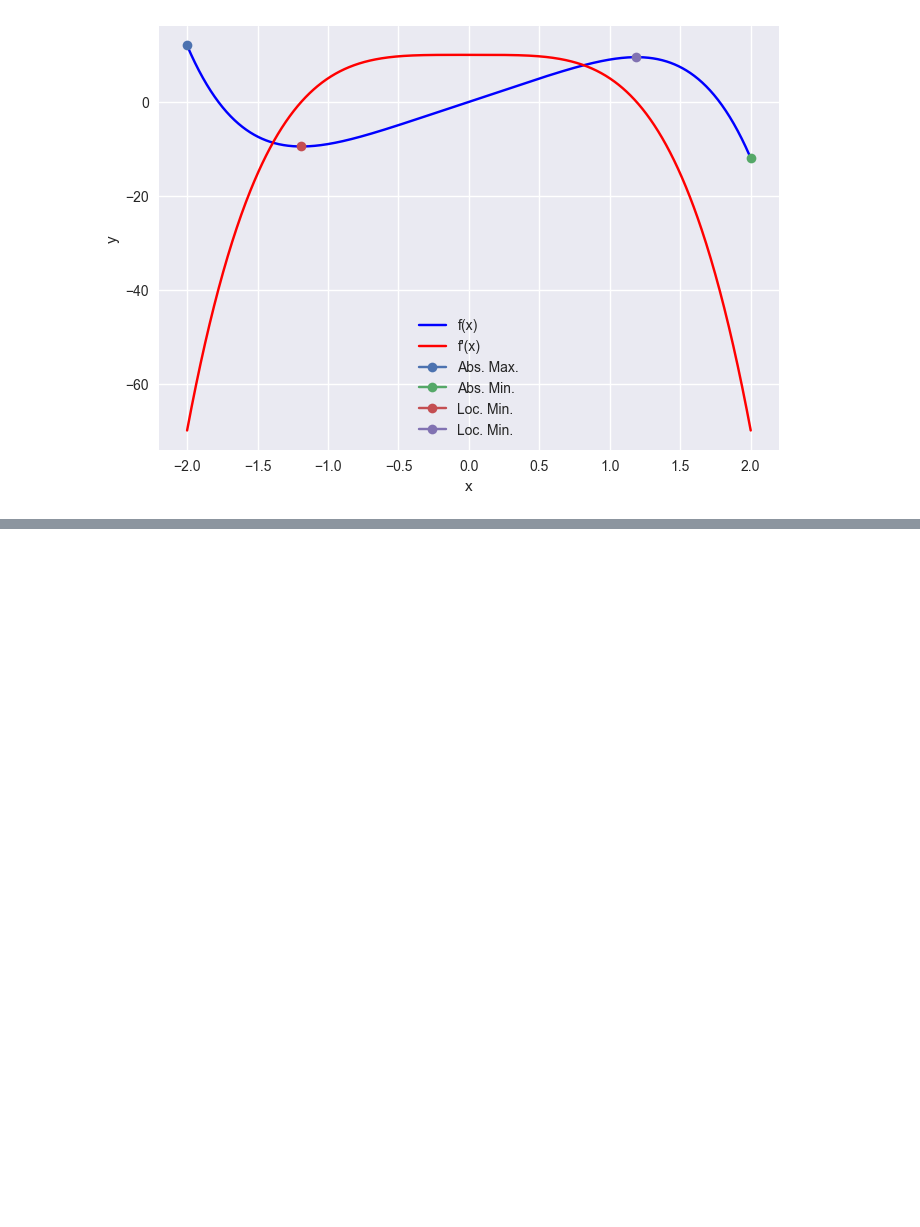
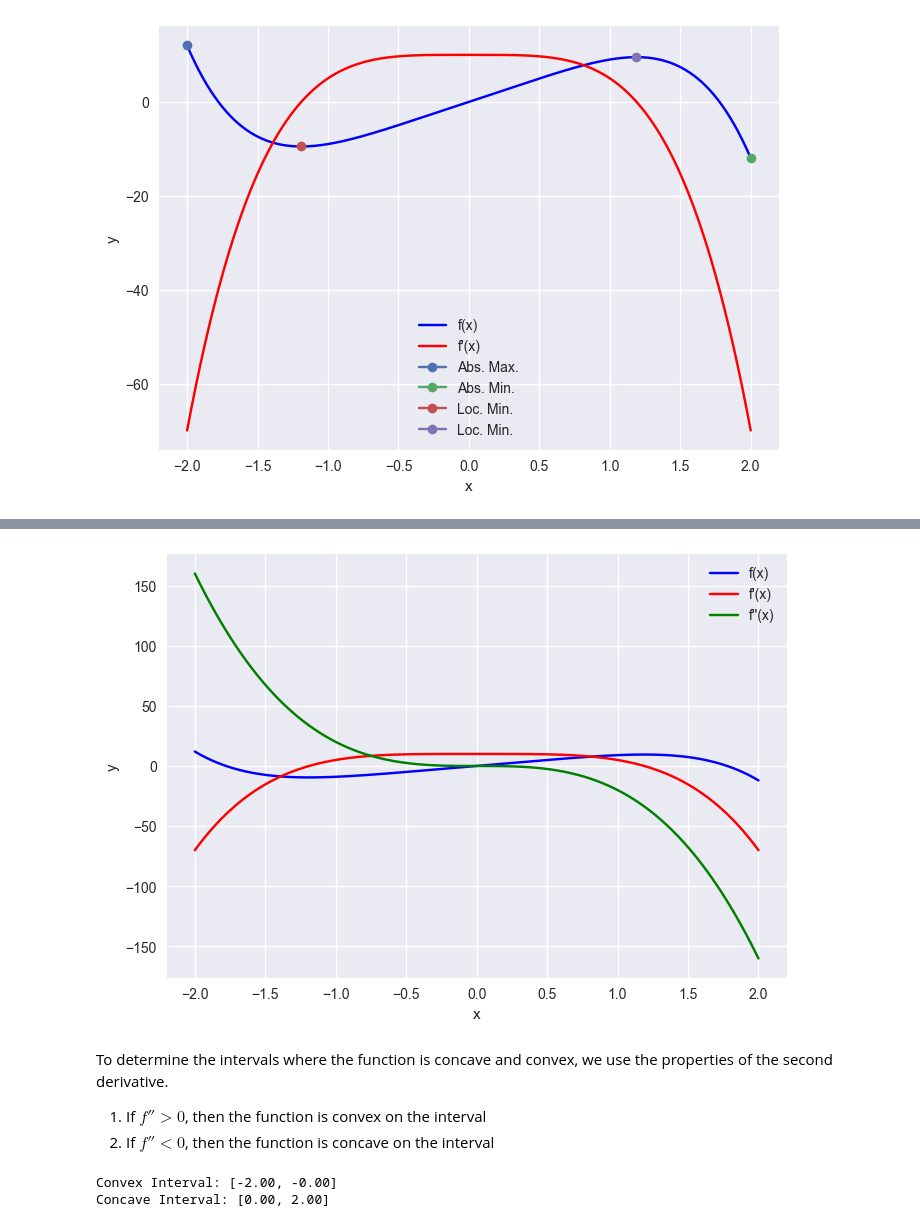
Before and after one commit to tzabcoder/MachineLearning, a Jupyter notebook: math/Calculus/derivative_applications.ipynb, the cells around one changed output, grey strips where cells are left out. Saved outputs shown, nothing was run; the diff lists cells and outputs as text; code cells hidden in the pictures; blank space fills up the shorter version.

Commit message:
Concavity and convexity

```diff
--- a/math/derivative_applications.ipynb
+++ b/math/Calculus/derivative_applications.ipynb
@@ -33,3 +33,7 @@ def f_prime(x, h=0.001):
+# %%
+def f_double_prime(x, h=0.001):
+    """ Central difference for the second derivative """
+    return (f(x + h) - 2 * f(x) + f(x - h)) / (h ** 2)
 # %%
 # Compute the function values on the interval
 x = np.linspace(-2, 2, 1000)
@@ -101,0 +109,31 @@ plt.show()
+# %%
+# Compute the second derivative
+d2_dx2 = f_double_prime(x)
+
+# Plot f(x), f'(x), f''(x)
+plt.plot(x, y, c='b', label='f(x)')
+plt.plot(x, d_dx, c='r', label="f'(x)")
+plt.plot(x, d2_dx2, c='g', label="f''(x)")
+plt.xlabel('x')
+plt.ylabel('y')
+plt.legend()
+plt.show()
+# %% [output]
+[figure, added]
+# %% [markdown]
+To determine the intervals where the function is concave and convex, we use the properties of the second derivative.<br>
+1. If $f''>0$, then the function is convex on the interval
+2. If $f''<0$, then the function is concave on the interval
+# %%
+# Obtain the concave and convex intervals for f
+convex_I = x[np.where(d2_dx2 > 0)]
+concave_I = x[np.where(d2_dx2 < 0)]
+
+convex_I_endpoints = (convex_I[0], convex_I[-1])
+concave_I_endpoints = (concave_I[0], concave_I[-1])
+
+print(f"Convex Interval: [{convex_I_endpoints[0]:.2f}, {convex_I_endpoints[1]:.2f}]")
+print(f"Concave Interval: [{concave_I_endpoints[0]:.2f}, {concave_I_endpoints[1]:.2f}]")
+# %% [output]
+Convex Interval: [-2.00, -0.00]
+Concave Interval: [0.00, 2.00]
```
Also changed, not shown: parts of 4 cells of this notebook, 2 other files.
